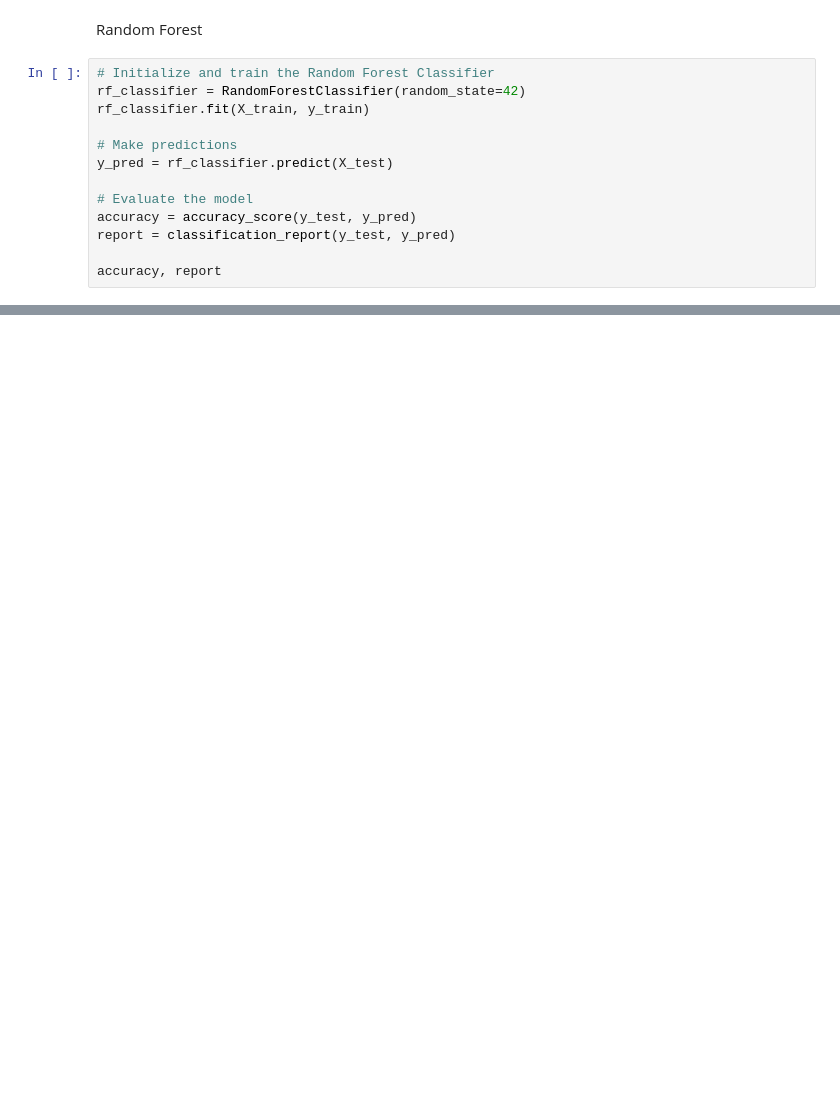
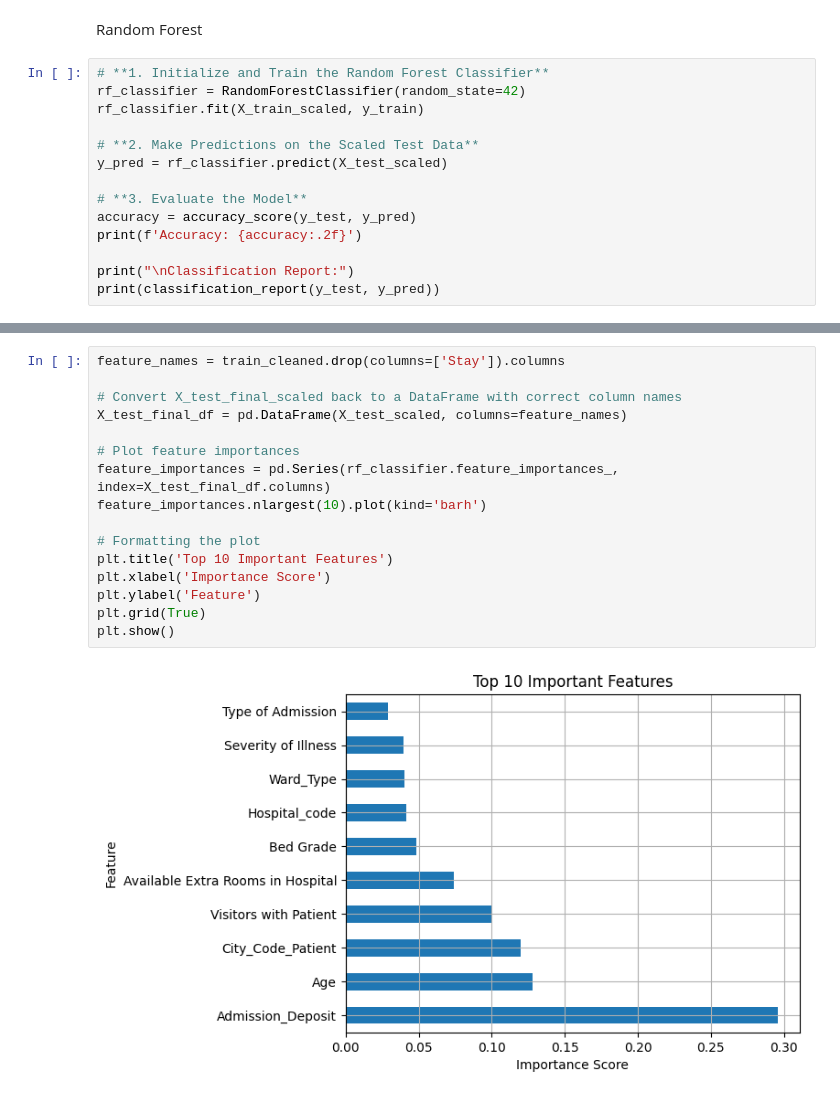
Before and after one commit to Jayjolie1026/4260, a Jupyter notebook: preprocessing.ipynb, the cells around one changed output, grey strips where cells are left out. Saved outputs shown, nothing was run; the diff lists cells and outputs as text; blank space fills up the shorter version.

```diff
--- a/preprocessing.ipynb
+++ b/preprocessing.ipynb
@@ -388,16 +457,17 @@ plt.show()
 # %% [markdown]
 Random Forest
 # %%
-# Initialize and train the Random Forest Classifier
+# **1. Initialize and Train the Random Forest Classifier**
 rf_classifier = RandomForestClassifier(random_state=42)
-rf_classifier.fit(X_train, y_train)
+rf_classifier.fit(X_train_scaled, y_train)
 
-# Make predictions
-y_pred = rf_classifier.predict(X_test)
+# **2. Make Predictions on the Scaled Test Data**
+y_pred = rf_classifier.predict(X_test_scaled)
 
-# Evaluate the model
+# **3. Evaluate the Model**
 accuracy = accuracy_score(y_test, y_pred)
-report = classification_report(y_test, y_pred)
+print(f'Accuracy: {accuracy:.2f}')
 
-accuracy, report
+print("\nClassification Report:")
+print(classification_report(y_test, y_pred))
 # %% [output]
@@ -405,0 +494,18 @@ accuracy, report
+# %%
+feature_names = train_cleaned.drop(columns=['Stay']).columns
+
+# Convert X_test_final_scaled back to a DataFrame with correct column names
+X_test_final_df = pd.DataFrame(X_test_scaled, columns=feature_names)
+
+# Plot feature importances
+feature_importances = pd.Series(rf_classifier.feature_importances_, index=X_test_final_df.columns)
+feature_importances.nlargest(10).plot(kind='barh')
+
+# Formatting the plot
+plt.title('Top 10 Important Features')
+plt.xlabel('Importance Score')
+plt.ylabel('Feature')
+plt.grid(True)
+plt.show()
+# %% [output]
+[figure, added]
```
Also changed, not shown: parts of 18 cells of this notebook.
